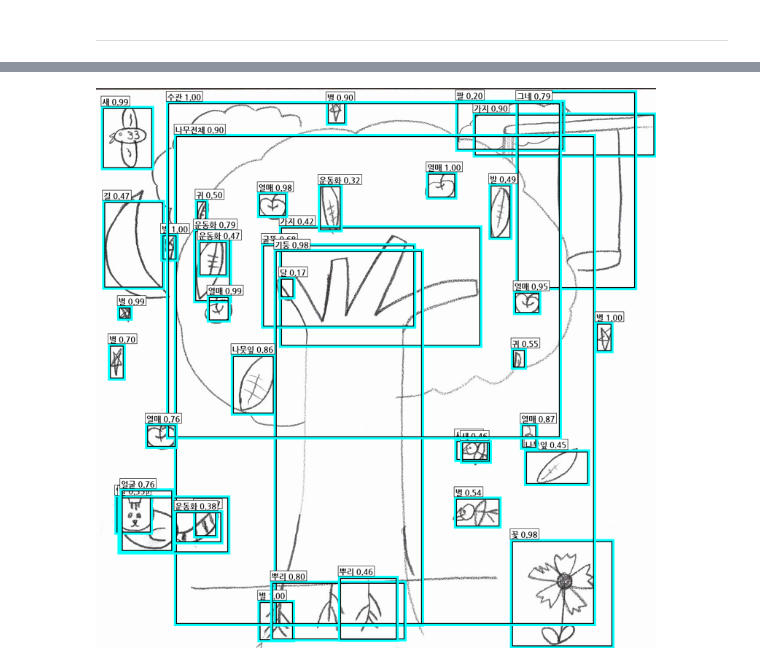
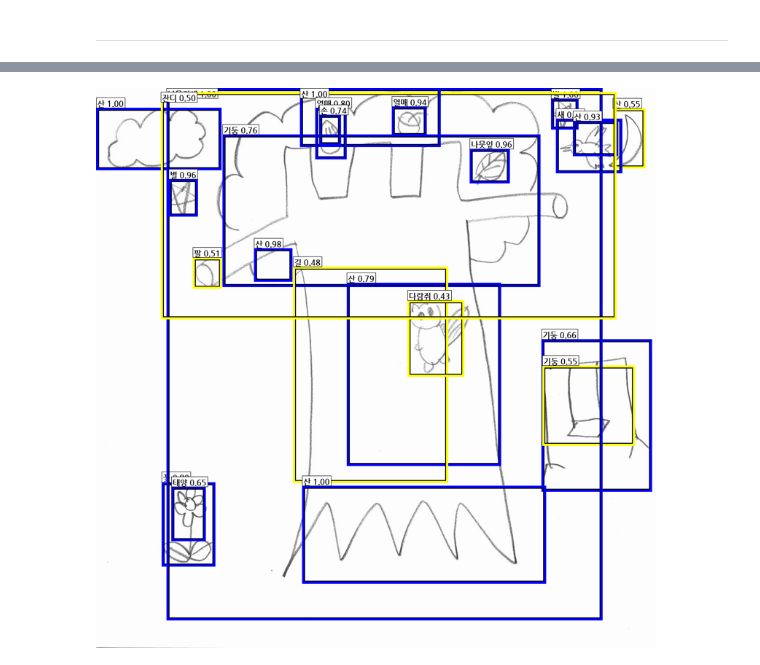
Before and after one commit to group5-ocr/midterm-project, a Jupyter notebook: 노현지/art_Yolov3.ipynb, the cells around one changed output, grey strips where cells are left out. Cells and saved outputs as stored; diff of their text form; code cells hidden in the pictures.

```diff
--- a/노현지/art_Yolov3.ipynb
+++ b/노현지/art_Yolov3.ipynb
@@ -366,13 +366,13 @@ print(ANCHORS_SCALED)
 # %%
 # K-Means를 통해 도출된 최종 앵커 박스 (w, h)
 kmeans_anchors = [
-    [53, 56], [131, 121], [149, 260],
-    [344, 212], [276, 445], [603, 372],
-    [438, 761], [1051, 366], [744, 1077]
+    anchors_sorted_by_area[6:9],
+    anchors_sorted_by_area[3:6],
+    anchors_sorted_by_area[0:3]
 ]
 
 # 앵커 박스를 YOLOv3의 스케일에 맞게 정렬 (면적 순)
-anchors_sorted_by_area = sorted(kmeans_anchors, key=lambda x: x[0] * x[1])
+anchors_sorted_by_area = sorted(anchors, key=lambda x: x[0] * x[1])
 
 INPUT_SIZE = 416
 SCALES = [13, 26, 52]
@@ -714,12 +712,12 @@ for i, (train_index, val_index) in enumerate(kf.split(all_items)):
     # ✅ 모델, 옵티마이저, 스케줄러를 매 폴드마다 새로 초기화
     model = YOLOv3(len(classes)).to(DEVICE)
     criterion = LossV3(len(classes), lambda_noobj=0.1).to(DEVICE)
-    opt = torch.optim.Adam(model.parameters(), lr=1e-6, weight_decay=1e-2)
-    scheduler = torch.optim.lr_scheduler.ReduceLROnPlateau(opt, mode='min', factor=0.2, patience=20)
+    opt = torch.optim.Adam(model.parameters(), lr=1e-7, weight_decay=1e-2)
+    scheduler = torch.optim.lr_scheduler.ReduceLROnPlateau(opt, mode='min', factor=0.2, patience=5)
 
     best_val_loss = float('inf');
     epochs_no_improve = 0;
-    patience = 20
+    patience = 5
 
     # ✅ 폴드별 가중치 로드: 이어서 학습하기 위한 로직 추가
     checkpoint_path = CKPT_DIR / f"yolov3_best_model_fold_{i+1}.pth"
@@ -1475,9 +1273,7 @@ tf_val = transforms.Compose([
     transforms.Normalize((0.485, 0.456, 0.406), (0.229, 0.224, 0.225)),
 ])
 
-# =======================================================
 # 2. YOLOv3 탐지 후 ResNet18 분류 함수
-# =======================================================
 @torch.no_grad()
 def infer_image(img_path, conf_th=0.15, iou_th=0.45):
     im = Image.open(img_path).convert("RGB")
@@ -1512,7 +1308,7 @@ def infer_image(img_path, conf_th=0.15, iou_th=0.45):
                     x1, y1, x2, y2 = cx - bw / 2, cy - bh / 2, cx + bw / 2, cy + bh / 2
                     boxes_all.append([x1, y1, x2, y2])
                     scores_all.append(float(conf))
-                    labels_all.append(cidx) # labels_all에 올바른 cidx 저장
+                    labels_all.append(cidx)
 
     if len(boxes_all) == 0:
         return im_lb, ([], [], [])
@@ -1533,7 +1329,7 @@ def infer_image(img_path, conf_th=0.15, iou_th=0.45):
 
 
 @torch.no_grad()
-def detect_then_classify(img_path, conf_th=0.15, iou_th=0.45):
+def detect_then_classify(img_path, conf_th=0.5, iou_th=0.45):
     # 1) letterbox 파라미터 계산
     im = Image.open(img_path).convert("RGB")
     _, scale, pad_x, pad_y = letterbox(im, INPUT_SIZE)
@@ -1569,36 +1365,45 @@ def detect_then_classify(img_path, conf_th=0.15, iou_th=0.45):
         })
 
     # 5) 최종 시각화
     draw = im.copy()
     dr = ImageDraw.Draw(draw)
     font = _get_font(18)
     W, H = draw.size
     thick = max(2, int(max(W, H) / 512 * 2)); pad = 3
+
     for p in preds:
         x1, y1, x2, y2 = p["box_orig"]
+
+        # ⚠️ 수정된 부분: 신뢰도 점수에 따라 바운딩 박스 색상 설정
+        if p['cls_score'] >= 0.6:
+            box_outline_color = (0, 0, 255) # 파란색
+        elif p['cls_score'] >= 0.4:
+            box_outline_color = (255, 255, 0) # 노란색
+        else:
+            box_outline_color = (255, 0, 0) # 빨간색
+
         dr.rectangle([x1, y1, x2, y2], outline=(0, 0, 0), width=thick + 2)
-        dr.rectangle([x1, y1, x2, y2], outline=(0, 255, 255), width=thick)
+        dr.rectangle([x1, y1, x2, y2], outline=box_outline_color, width=thick)
+
         text = f"{p['cls_name']} {p['cls_score']:.2f}"
 
-        # textbbox를 사용하여 텍스트 크기 계산
         text_bbox = dr.textbbox((x1, y1), text, font=font)
         tw = text_bbox[2] - text_bbox[0]
         th = text_bbox[3] - text_bbox[1]
 
         bx1 = max(0, x1); by1 = y1 - th - 2*pad
         if by1 < 0: by1 = y1
         bx2 = min(W, bx1 + tw + 2*pad); by2 = min(H, by1 + th + 2*pad)
         dr.rectangle([bx1, by1, bx2, by2], fill=(255, 255, 255))
         dr.rectangle([bx1, by1, bx2, by2], outline=(0, 0, 0), width=1)
         dr.text((bx1 + pad, by1 + pad), text, fill=(0, 0, 0), font=font)
 
     return preds, draw
 
 # === 한 장 테스트 ===
-sample_img = all_items[50]["img_path"]
-
-
+# 이전에 정의된 `all_items`를 사용해 샘플 이미지 경로를 얻음
+sample_img = all_items[20]["img_path"]
 preds, vis = detect_then_classify(sample_img, conf_th=0.15, iou_th=0.45)
 display(vis.resize((768, 768)))
 # %% [output]
-[figure, old version]
+[figure, new version]
```
Also changed, not shown: parts of 13 cells of this notebook.
